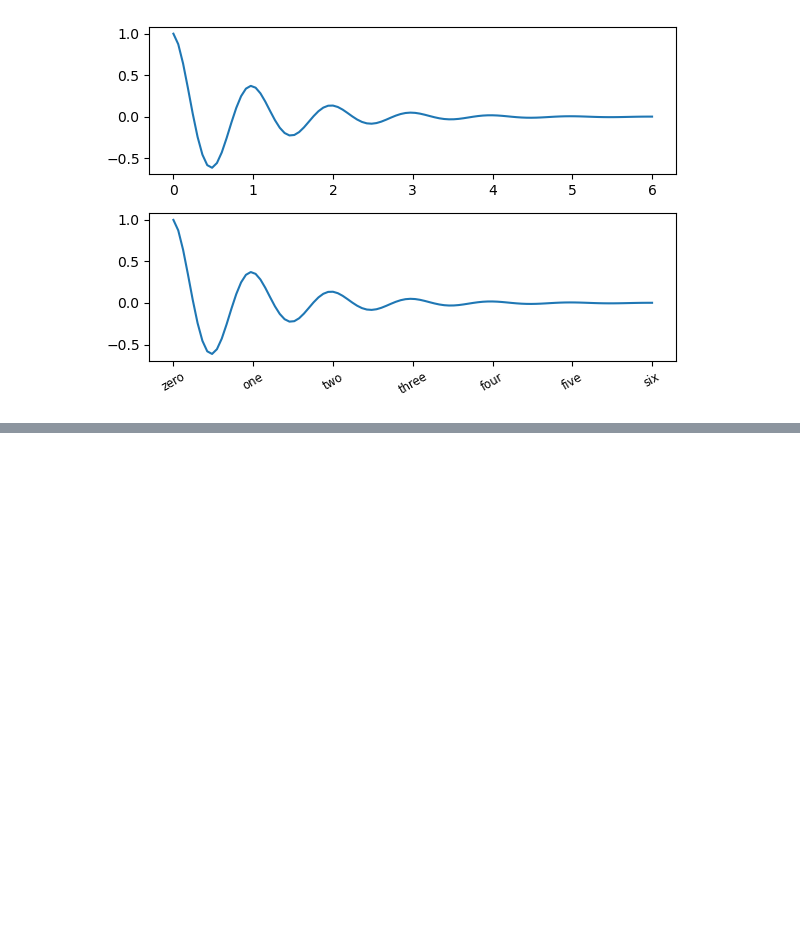
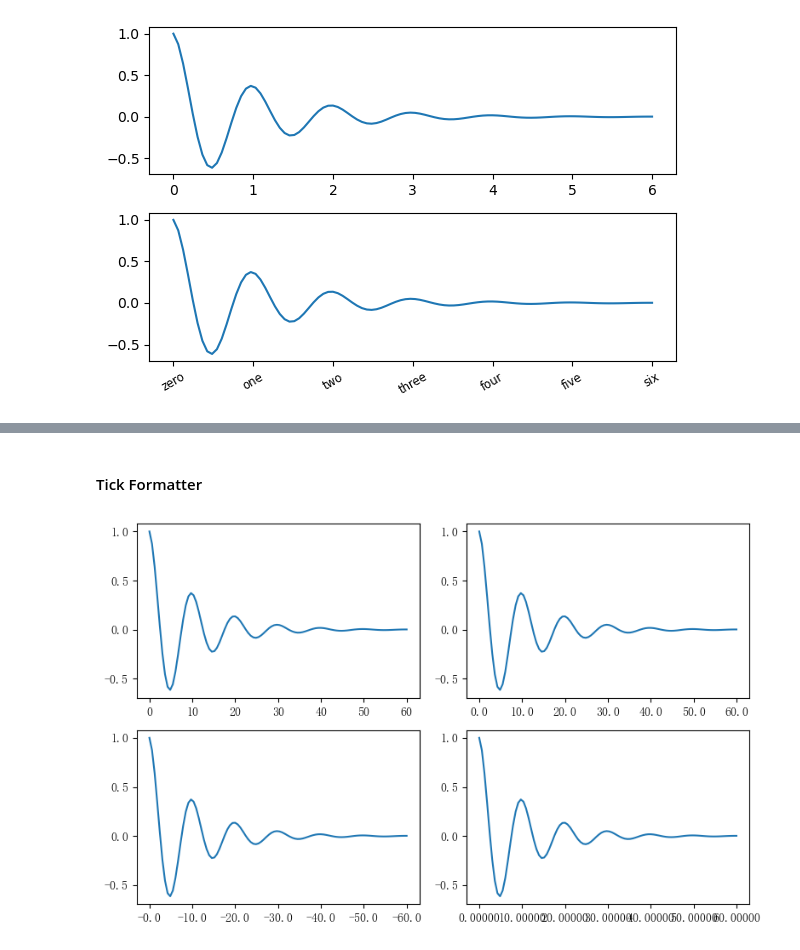
Before and after one commit to GGuo888/fantastic-matplotlib, a Jupyter notebook: practice/day04.ipynb, the cells around one changed output, grey strips where cells are left out. Saved outputs shown, nothing was run; the diff lists cells and outputs as text; code cells hidden in the pictures; blank space fills up the shorter version.

```diff
--- a/practice/day04.ipynb
+++ b/practice/day04.ipynb
@@ -148,7 +149,7 @@ ax.annotate('a polar annotation',
 # %%
 # 全局字体设置
 #该block讲述如何在matplotlib里面，修改字体默认属性，完成全局字体的更改。
-plt.rcParams['font.sans-serif'] = ['SimSun']
+plt.rcParams['font.sans-serif'] = ['SimHei']
 # 指定默认字体为新宋体。
 plt.rcParams['axes.unicode_minus'] = False
 # 解决保存图像时 负号'-' 显示为方块和报错的问题。
@@ -220,0 +229,22 @@ print(axs[1].xaxis.get_ticklines(minor=False))
+# %% [markdown]
+#### Tick Formatter
+# %%
+# 接收字符串格式的例子
+import matplotlib
+
+x1 = np.linspace(0,6,100)
+y1 = np.cos(2*np.pi*x1)*np.exp(-x1)
+fig,axs = plt.subplots(2,2,figsize=(8,5),tight_layout=True)
+for ax in axs.flat: #生成一维迭代器，适用于逐元素操作。
+    ax.plot(x1*10,y1)
+
+formatter = matplotlib.ticker.FormatStrFormatter('%1.1f')
+axs[0,1].xaxis.set_major_formatter(formatter)
+
+formatter = matplotlib.ticker.FormatStrFormatter('-%1.1f')
+axs[1, 0].xaxis.set_major_formatter(formatter)
+
+formatter = matplotlib.ticker.FormatStrFormatter('%1.5f')
+axs[1, 1].xaxis.set_major_formatter(formatter);
+# %% [output]
+[figure, added]
```
Also changed, not shown: parts of 8 cells of this notebook.
